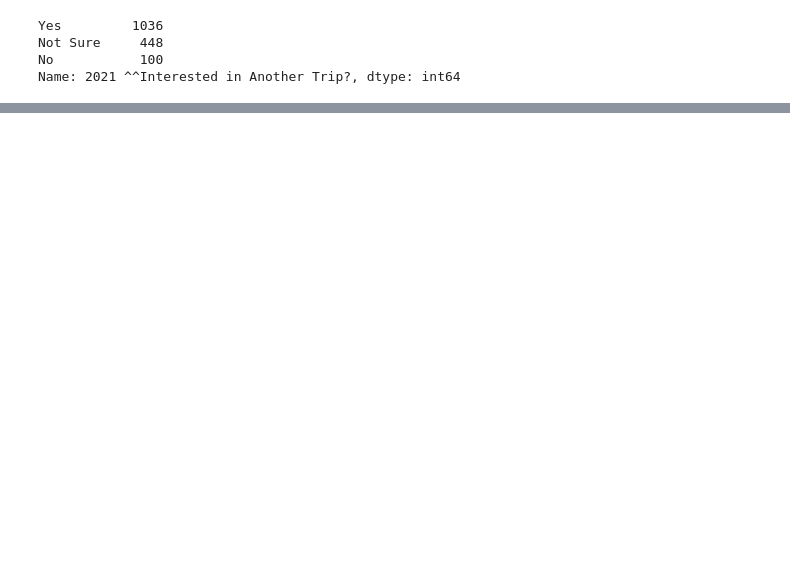
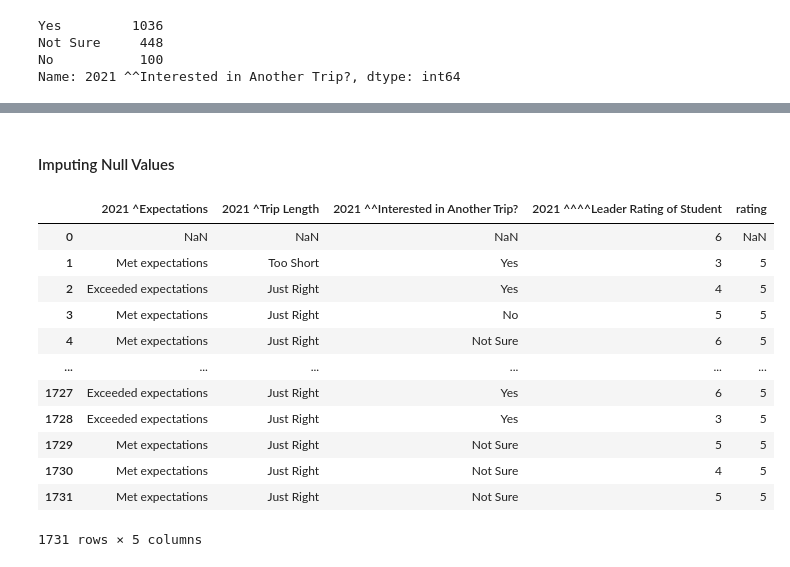
Before and after one commit to SamBen804/SunStride_Business_Analysis, a Jupyter notebook: eda_notebooks/eda0_data_cleanup.ipynb, the cells around one changed output, grey strips where cells are left out. Cells and saved outputs as stored; diff of their text form; code cells hidden in the pictures; blank space fills up the shorter version.

```diff
--- a/eda_notebooks/eda0_data_cleanup.ipynb
+++ b/eda_notebooks/eda0_data_cleanup.ipynb
@@ -236,0 +568,3 @@ Name: 2021 ^^Interested in Another Trip?, dtype: int64
+# %%
+# Replacing the "Off the Charts" rating with a 6:
+df['2021 ^^^^Leader Rating of Student'] = df['2021 ^^^^Leader Rating of Student'].map(lambda x: 6 if x == 'Off the Charts (Highest)' else x)
@@ -236,0 +587,2 @@ Name: 2021 ^^Interested in Another Trip?, dtype: int64
+# %%
+df['target'] = np.where(df['2022 > Status'] == 'Enrolled', 1, 0)
@@ -236,0 +595,2 @@ Name: 2021 ^^Interested in Another Trip?, dtype: int64
+# %%
+df.drop('2022 > Status', axis=1, inplace=True)
@@ -236,0 +600,2 @@ Name: 2021 ^^Interested in Another Trip?, dtype: int64
+# %%
+df.drop('2022 > trip code (ex. CAL 1, CAL 1A, CAL 1B, etc.) names (all)', axis=1, inplace=True)
@@ -236,0 +627,2 @@ Name: 2021 ^^Interested in Another Trip?, dtype: int64
+# %% [markdown]
+#### Imputing Null Values
@@ -236,0 +631,20 @@ Name: 2021 ^^Interested in Another Trip?, dtype: int64
+# %%
+to_be_imputed = ['2021 ^Expectations', '2021 ^Trip Length', '2021 ^^Interested in Another Trip?',
+                 '2021 ^^^^Leader Rating of Student', 'rating']
+
+df_imputable = df[to_be_imputed]
+df_imputable
+# %% [output]
+|  | 2021 ^Expectations | 2021 ^Trip Length | 2021 ^^Interested in Another Trip? | 2021 ^^^^Leader Rating of Student | rating |
+| 0 | NaN | NaN | NaN | 6 | NaN |
+| 1 | Met expectations | Too Short | Yes | 3 | 5 |
+| 2 | Exceeded expectations | Just Right | Yes | 4 | 5 |
+| 3 | Met expectations | Just Right | No | 5 | 5 |
+| 4 | Met expectations | Just Right | Not Sure | 6 | 5 |
+| ... | ... | ... | ... | ... | ... |
+| 1727 | Exceeded expectations | Just Right | Yes | 6 | 5 |
+| 1728 | Exceeded expectations | Just Right | Yes | 3 | 5 |
+| 1729 | Met expectations | Just Right | Not Sure | 5 | 5 |
+| 1730 | Met expectations | Just Right | Not Sure | 4 | 5 |
+| 1731 | Met expectations | Just Right | Not Sure | 5 | 5 |
+1731 rows × 5 columns
```
Also changed, not shown: parts of 131 cells of this notebook.
